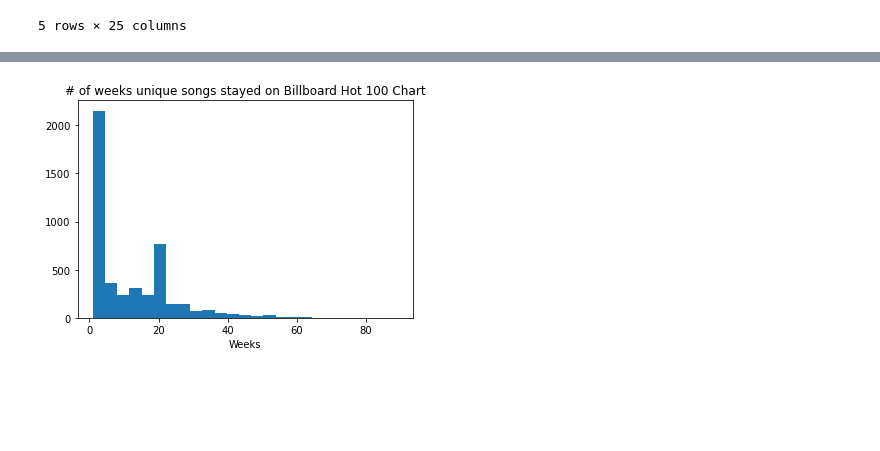
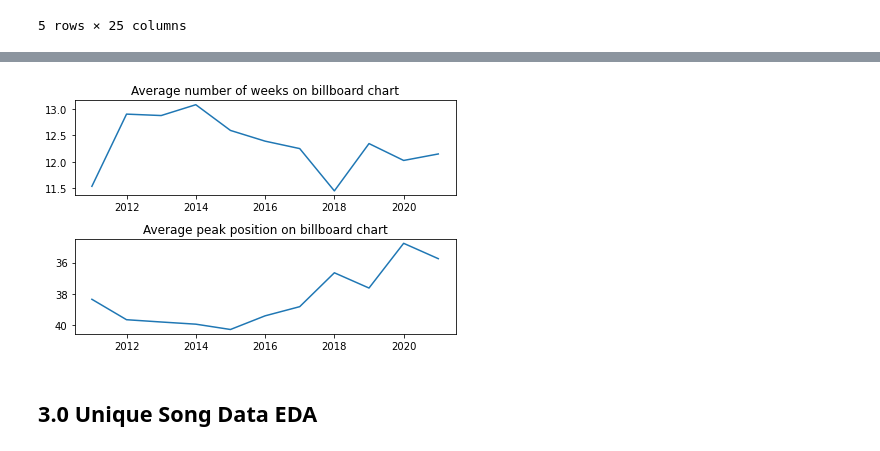
Before and after one commit to JelicaB/BillboardSongAnalysis, a Jupyter notebook: notebooks/3.0-JB-Exploratory-Data-Analysis.ipynb, the cells around one changed output, grey strips where cells are left out. Drawn from its saved outputs; the diff is of its cells as text; code cells hidden in the pictures; blank space fills up the shorter version.

```diff
--- a/notebooks/3.0-JB-Exploratory-Data-Analysis.ipynb
+++ b/notebooks/3.0-JB-Exploratory-Data-Analysis.ipynb
@@ -420,9 +53,0 @@ plt.show()
-# %%
-#songs.Weeks.value_counts().sort_values(ascending=False)
-#better off finding the max values in the merged data
-plt.hist(songs.Weeks,bins=25)
-plt.xlabel('Weeks')
-plt.title('# of weeks unique songs stayed on Billboard Hot 100 Chart')
-plt.show()
-# %% [output]
-[figure, removed]
@@ -433,0 +54,17 @@ plt.show()
+# %%
+fig, ax = plt.subplots(2)
+
+ax[0].plot(by_year.index.values, by_year['Weeks'])
+ax[1].plot(by_year.index.values, by_year['PeakPos'])
+
+ax[0].set_title('Average number of weeks on billboard chart')
+ax[1].set_title('Average peak position on billboard chart')
+
+
+fig.tight_layout()
+plt.gca().invert_yaxis()
+plt.show()
+# %% [output]
+[figure, added]
+# %% [markdown]
+## 3.0 Unique Song Data EDA
```
Also changed, not shown: parts of 84 cells of this notebook.
